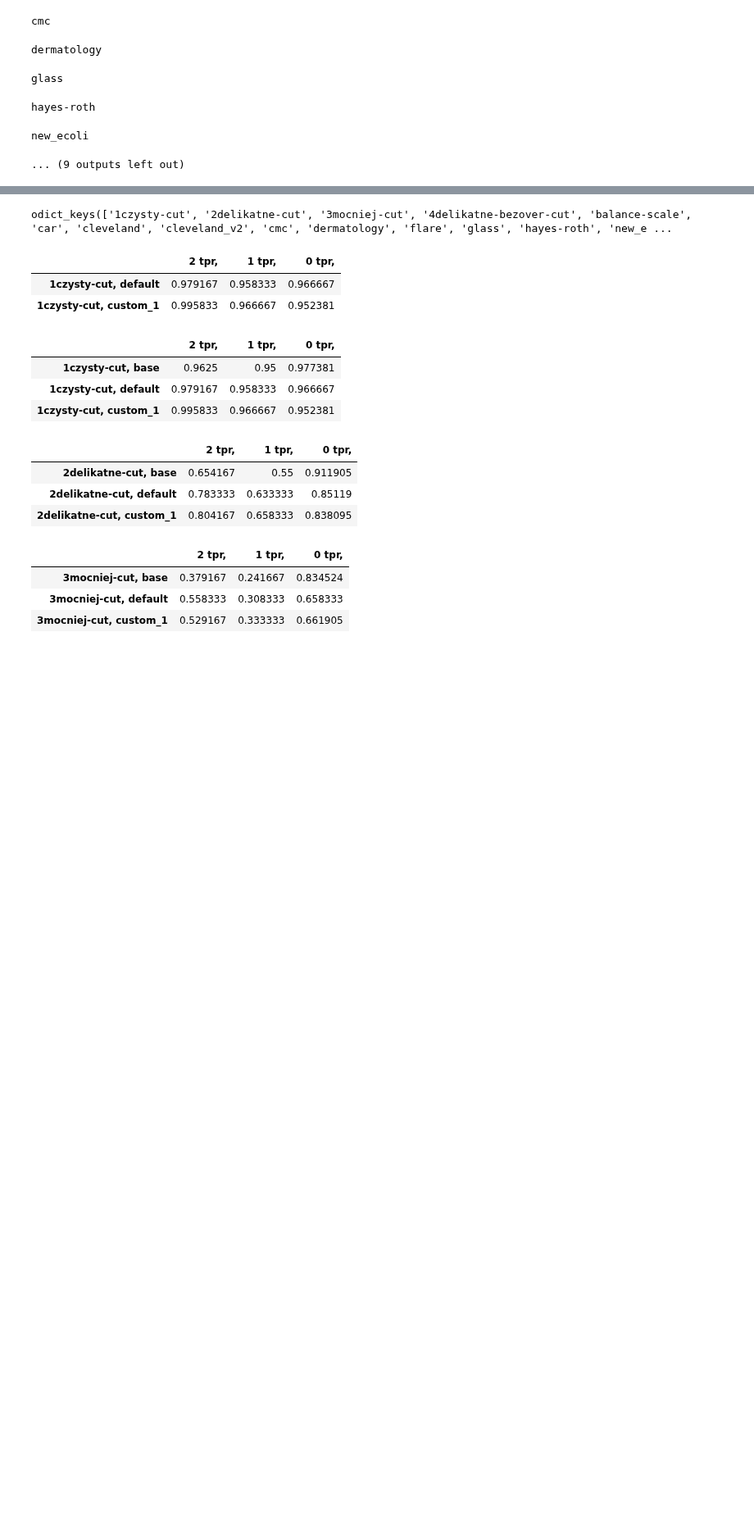
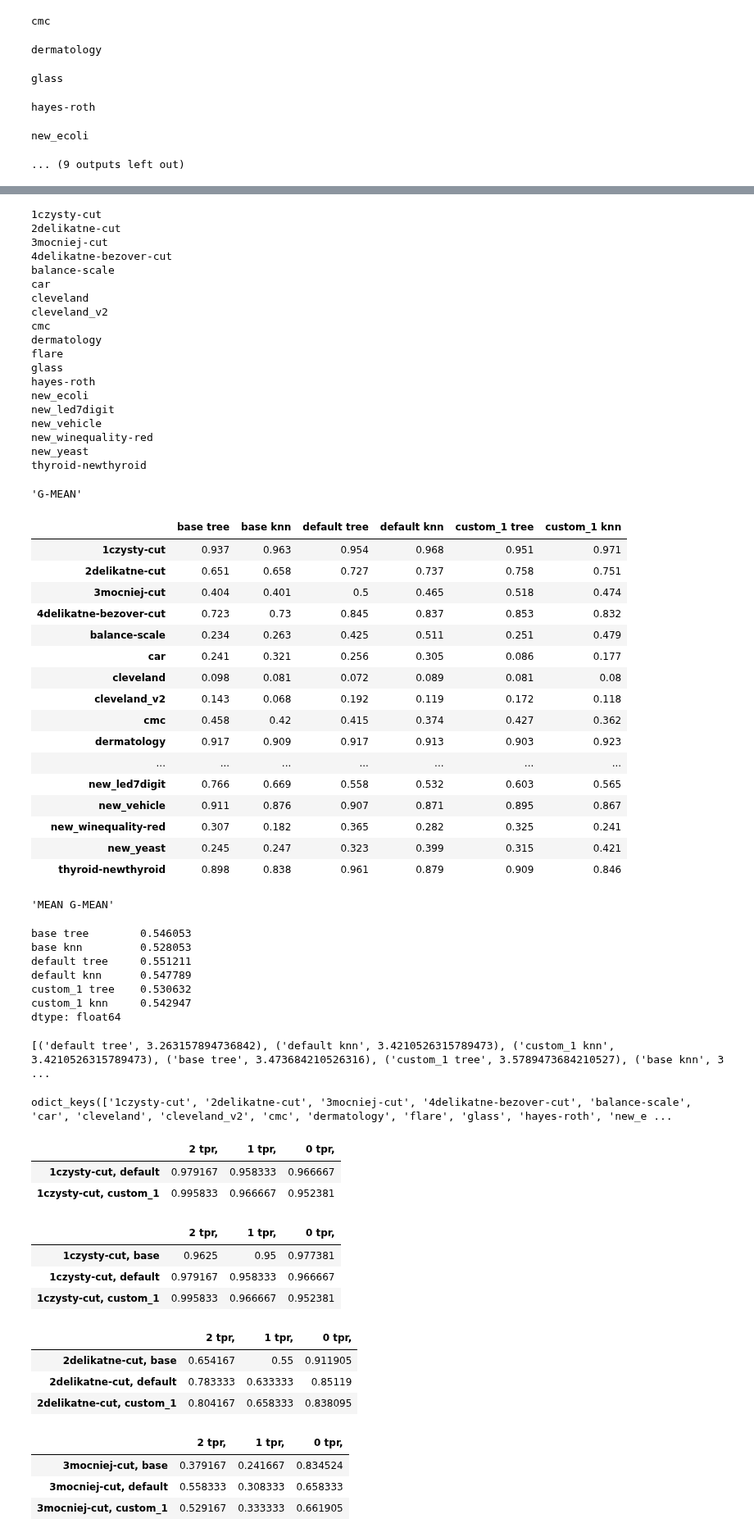
Before and after one commit to damianhorna/multi-imbalance, a Jupyter notebook: benchmarks/spider/spider.ipynb, the cells around one changed output, grey strips where cells are left out. Shown at 82% size. Drawn from its saved outputs; the diff is of its cells as text; code cells hidden in the pictures; blank space fills up the shorter version.

```diff
--- a/benchmarks/spider/spider.ipynb
+++ b/benchmarks/spider/spider.ipynb
@@ -441,6 +456,9 @@ def test_spiders(options):
     display("MEAN G-MEAN")
     df.fillna(df.median(), inplace=True)
     display(df.mean())
+
+    mean_ranks = calc_mean_ranks(df)
+    print(sorted(list(mean_ranks.items()), key=lambda x: x[1]))
     return df
 # %%
 spdrs = test_spiders()
@@ -552,3 +575,52 @@ dtype: float64
+# %%
+another = test_spiders(['base', 'default', 'custom_1'])
+# %% [output]
+1czysty-cut
+2delikatne-cut
+3mocniej-cut
+4delikatne-bezover-cut
+balance-scale
+car
+cleveland
+cleveland_v2
+cmc
+dermatology
+flare
+glass
+hayes-roth
+new_ecoli
+new_led7digit
+new_vehicle
+new_winequality-red
+new_yeast
+thyroid-newthyroid
+'G-MEAN'
+|  | base tree | base knn | default tree | default knn | custom_1 tree | custom_1 knn |
+| 1czysty-cut | 0.937 | 0.963 | 0.954 | 0.968 | 0.951 | 0.971 |
+| 2delikatne-cut | 0.651 | 0.658 | 0.727 | 0.737 | 0.758 | 0.751 |
+| 3mocniej-cut | 0.404 | 0.401 | 0.5 | 0.465 | 0.518 | 0.474 |
+| 4delikatne-bezover-cut | 0.723 | 0.73 | 0.845 | 0.837 | 0.853 | 0.832 |
+| balance-scale | 0.234 | 0.263 | 0.425 | 0.511 | 0.251 | 0.479 |
+| car | 0.241 | 0.321 | 0.256 | 0.305 | 0.086 | 0.177 |
+| cleveland | 0.098 | 0.081 | 0.072 | 0.089 | 0.081 | 0.08 |
+| cleveland_v2 | 0.143 | 0.068 | 0.192 | 0.119 | 0.172 | 0.118 |
+| cmc | 0.458 | 0.42 | 0.415 | 0.374 | 0.427 | 0.362 |
+| dermatology | 0.917 | 0.909 | 0.917 | 0.913 | 0.903 | 0.923 |
+| ... | ... | ... | ... | ... | ... | ... |
+| new_led7digit | 0.766 | 0.669 | 0.558 | 0.532 | 0.603 | 0.565 |
+| new_vehicle | 0.911 | 0.876 | 0.907 | 0.871 | 0.895 | 0.867 |
+| new_winequality-red | 0.307 | 0.182 | 0.365 | 0.282 | 0.325 | 0.241 |
+| new_yeast | 0.245 | 0.247 | 0.323 | 0.399 | 0.315 | 0.421 |
+| thyroid-newthyroid | 0.898 | 0.838 | 0.961 | 0.879 | 0.909 | 0.846 |
+'MEAN G-MEAN'
+base tree        0.546053
+base knn         0.528053
+default tree     0.551211
+default knn      0.547789
+custom_1 tree    0.530632
+custom_1 knn     0.542947
+dtype: float64
+[('default tree', 3.263157894736842), ('default knn', 3.4210526315789473), ('custom_1 knn', 3.4210526315789473), ('base tree', 3.473684210526316), ('custom_1 tree', 3.5789473684210527), ('base knn', 3 ...
 # %%
 def test_spiders_tpr(options, dataset_name):
     np.random.seed(0)
```
Also changed, not shown: parts of 4 cells of this notebook.
